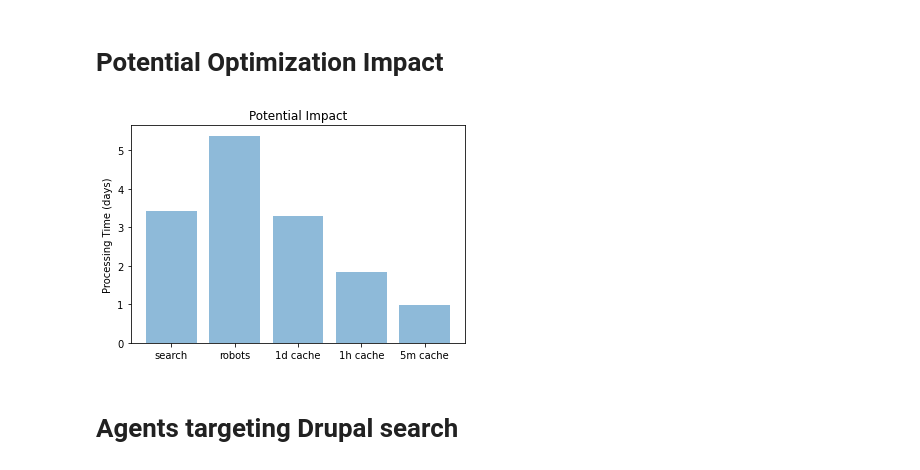
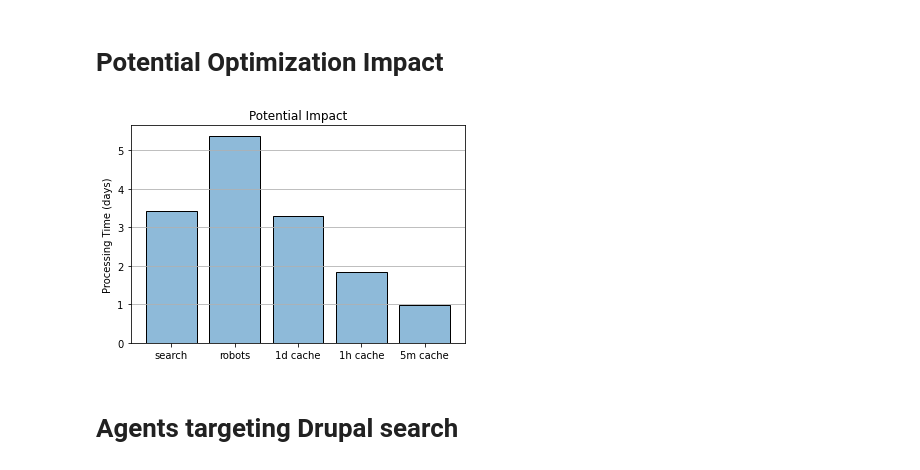
Before and after one commit to wardi/issue, a Jupyter notebook: analysis4.ipynb, the cells around one changed output. Saved outputs shown, nothing was run; the diff lists cells and outputs as text; code cells hidden in the pictures.

Commit message:
style bar chart

```diff
--- a/analysis4.ipynb
+++ b/analysis4.ipynb
@@ -281,16 +281,16 @@ plt.show()
 # %%
 objects = ('search', 'robots', '1d cache', '1h cache', '5m cache')
 y_pos = range(len(objects))
 performance = [dsearch_sum, bot_sum, s1d/60/60/24, s1h/60/60/24, s5m/60/60/24]
 
-plt.bar(y_pos, performance, align='center', alpha=0.5)
+plt.bar(y_pos, performance, align='center', facecolor='#1f77b480', edgecolor='black')
 plt.xticks(y_pos, objects)
 plt.ylabel('Processing Time (days)')
 plt.title('Potential Impact')
-
+plt.grid(axis='y')
 plt.show()
 # %% [output]
-[figure, old version]
+[figure, new version]
 # %% [markdown]
 # Agents targeting Drupal search
 # %%
```
